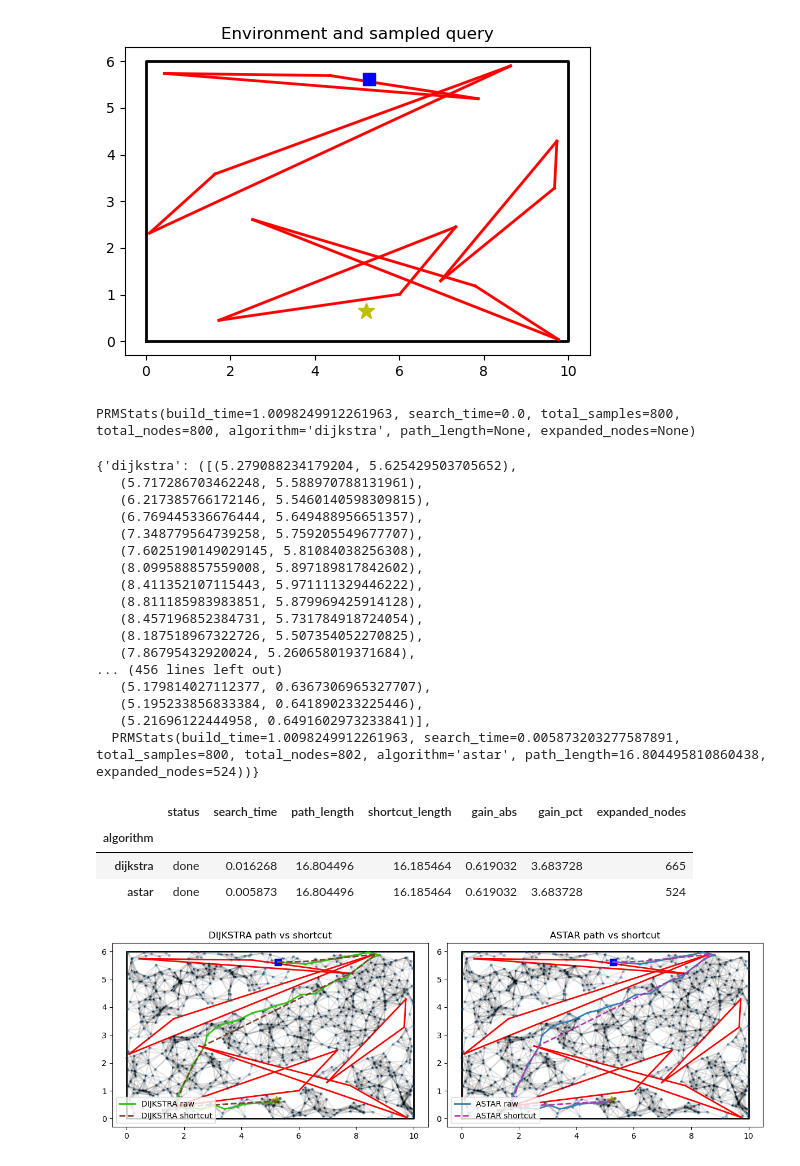
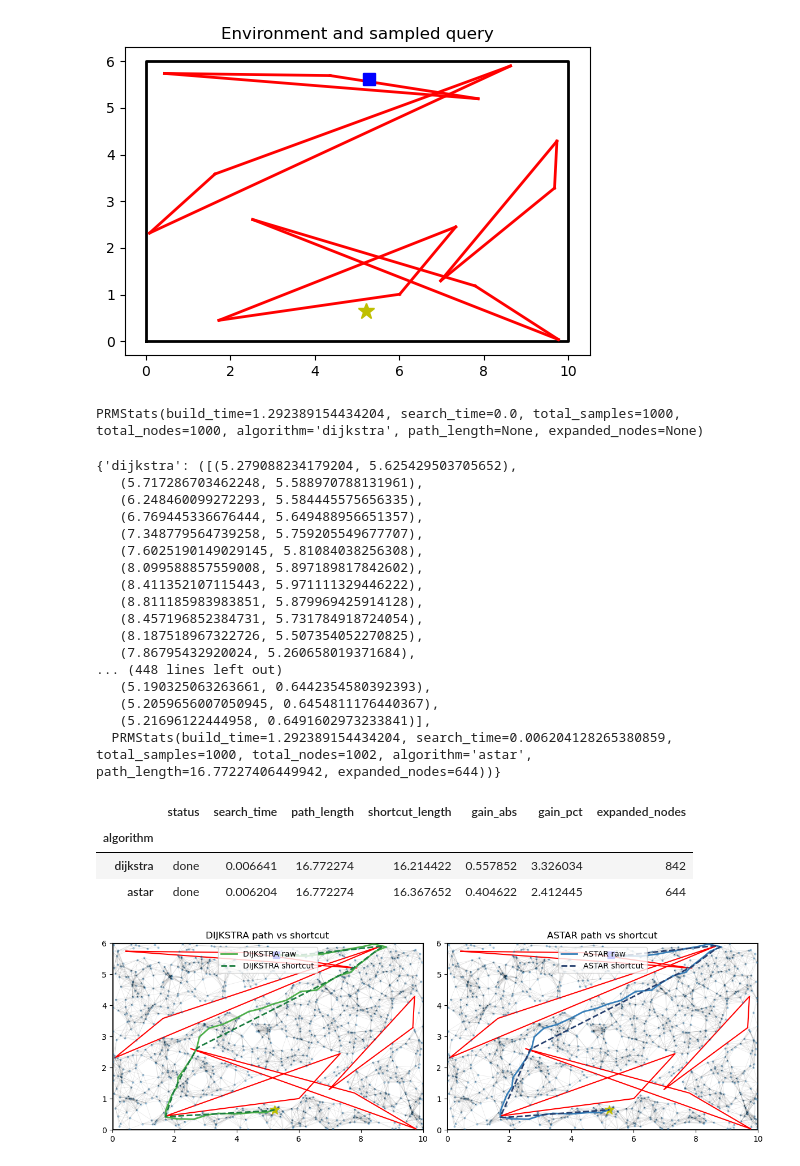
Before and after one commit to ableyyyx/osr_course_pkgs_klw_exercises, a Jupyter notebook: osr_examples/scripts/prm_2d.ipynb, the cells around one changed output. Cells and saved outputs as stored; diff of their text form; code cells hidden in the pictures.

Commit message:
fix: each algorithm’s shortcut is sampled independently

```diff
--- a/osr_examples/scripts/prm_2d.ipynb
+++ b/osr_examples/scripts/prm_2d.ipynb
@@ -25,6 +25,6 @@ query = env.random_query()
 if query is None:
     raise RuntimeError('Failed to sample a collision-free start/goal pair.')
 x_start, y_start, x_goal, y_goal = query
-planning_params = dict(n_samples=800, connection_radius=0.6, max_neighbors=15)
+planning_params = dict(n_samples=1000, connection_radius=0.6, max_neighbors=15)
 planning_params
 # %% [output]
@@ -44,10 +44,10 @@ planner = prm_2d.ProbabilisticRoadmap2D(**planning_params)
 build_stats = planner.build(env, seed=seed)
 build_stats
 # %% [output]
-PRMStats(build_time=1.0098249912261963, search_time=0.0, total_samples=800, total_nodes=800, algorithm='dijkstra', path_length=None, expanded_nodes=None)
+PRMStats(build_time=1.292389154434204, search_time=0.0, total_samples=1000, total_nodes=1000, algorithm='dijkstra', path_length=None, expanded_nodes=None)
 # %%
 # Helper to execute one search algorithm and compute its shortcut
-def run_algorithm(algo: str):
+def run_algorithm(algo: str, offset: int = 0):
     path, stats = planner.query(
         (x_start, y_start), (x_goal, y_goal), algorithm=algo)
     shortcut = None
@@ -57,7 +57,7 @@ def run_algorithm(algo: str):
             env,
             maxrep=400,
             step=planner.collision_check_step,
-            seed=seed,
+            seed=seed + offset,
         )
         if shortcut_candidate and len(shortcut_candidate) >= 2:
             shortcut = shortcut_candidate
@@ -65,12 +65,13 @@ def run_algorithm(algo: str):
 
 
 algorithms = ('dijkstra', 'astar')
-results = {algo: run_algorithm(algo) for algo in algorithms}
+results = {algo: run_algorithm(algo, idx)
+           for idx, algo in enumerate(algorithms)}
 results
 # %% [output]
 {'dijkstra': ([(5.279088234179204, 5.625429503705652),
    (5.717286703462248, 5.588970788131961),
-   (6.217385766172146, 5.5460140598309815),
+   (6.248460099272293, 5.584445575656335),
    (6.769445336676444, 5.649488956651357),
    (7.348779564739258, 5.759205549677707),
    (7.6025190149029145, 5.81084038256308),
@@ -80,11 +81,11 @@ results
    (8.457196852384731, 5.731784918724054),
    (8.187518967322726, 5.507354052270825),
    (7.86795432920024, 5.260658019371684),
-... (456 lines left out)
-   (5.179814027112377, 0.6367306965327707),
-   (5.195233856833384, 0.641890233225446),
+... (448 lines left out)
+   (5.190325063263661, 0.6442354580392393),
+   (5.2059656007050945, 0.6454811176440367),
    (5.21696122444958, 0.6491602973233841)],
-  PRMStats(build_time=1.0098249912261963, search_time=0.005873203277587891, total_samples=800, total_nodes=802, algorithm='astar', path_length=16.804495810860438, expanded_nodes=524))}
+  PRMStats(build_time=1.292389154434204, search_time=0.006204128265380859, total_samples=1000, total_nodes=1002, algorithm='astar', path_length=16.77227406449942, expanded_nodes=644))}
 # %%
 # Summarise metrics in a dataframe
 rows = []
@@ -118,37 +119,66 @@ metrics_df
 # %% [output]
 |  | status | search_time | path_length | shortcut_length | gain_abs | gain_pct | expanded_nodes |
 | algorithm |  |  |  |  |  |  |  |
-| dijkstra | done | 0.016268 | 16.804496 | 16.185464 | 0.619032 | 3.683728 | 665 |
-| astar | done | 0.005873 | 16.804496 | 16.185464 | 0.619032 | 3.683728 | 524 |
+| dijkstra | done | 0.006641 | 16.772274 | 16.214422 | 0.557852 | 3.326034 | 842 |
+| astar | done | 0.006204 | 16.772274 | 16.367652 | 0.404622 | 2.412445 | 644 |
 # %%
 # Plot raw vs shortcut paths for each algorithm in separate subplots
-color_map = {'dijkstra': "#30c40c", 'astar': '#377eb8'}
-shortcut_map = {'dijkstra': '#814131', 'astar': '#b937a7'}
-fig, axes = pl.subplots(1, len(algorithms), figsize=(12, 4))
-if len(algorithms) == 1:
-    axes = [axes]
+color_map = {'dijkstra': '#4daf4a', 'astar': '#377eb8'}
+shortcut_map = {'dijkstra': '#1b7d3f', 'astar': '#26406f'}
+
+
+def _draw_environment(ax):
+    ax.set_xlim(0, env.size_x)
+    ax.set_ylim(0, env.size_y)
+    ax.set_aspect('equal')
+    ax.plot([0, env.size_x, env.size_x, 0, 0], [
+            0, 0, env.size_y, env.size_y, 0], 'k', linewidth=2)
+    for ob in env.obs:
+        xs = [ob.x0, ob.x1, ob.x2, ob.x0]
+        ys = [ob.y0, ob.y1, ob.y2, ob.y0]
+        ax.plot(xs, ys, 'r', linewidth=1.5)
+
+
+def _draw_roadmap_on_axis(ax, planner):
+    nodes = planner.nodes
+    adj = planner.adjacency
+    if not nodes:
+        return
+    xs, ys = zip(*nodes)
+    ax.plot(xs, ys, '.', alpha=0.3, markersize=4)
+    for i, neighbors in enumerate(adj):
+        xi, yi = nodes[i]
+        for j, _ in neighbors:
+            if j <= i:
+                continue
+            xj, yj = nodes[j]
+            ax.plot([xi, xj], [yi, yj], 'k-', alpha=0.1, linewidth=0.5)
+
+
+fig, axes = pl.subplots(1, len(algorithms), figsize=(12, 4), squeeze=False)
+axes = axes[0] if len(axes) > 0 else []
 for ax, algo in zip(axes, algorithms):
     key = algo.lower()
     path, shortcut, _ = results[algo]
-    pl.sca(ax)
     ax.clear()
-    env.plot()
-    env.plot_query(x_start, y_start, x_goal, y_goal)
-    prm_2d._draw_roadmap(planner)
+    _draw_environment(ax)
+    _draw_roadmap_on_axis(ax, planner)
+    ax.plot([x_start], [y_start], 'bs', markersize=8)
+    ax.plot([x_goal], [y_goal], 'y*', markersize=12)
     if path is not None:
         xs, ys = zip(*path)
         ax.plot(xs, ys, color_map.get(key, '#333333'),
                 linewidth=2, label=f'{algo.upper()} raw')
     if shortcut is not None:
         xs_s, ys_s = zip(*shortcut)
         ax.plot(xs_s, ys_s, '--', linewidth=2, color=shortcut_map.get(key,
                 '#555555'), label=f'{algo.upper()} shortcut')
     ax.set_title(f'{algo.upper()} path vs shortcut')
     ax.legend(loc='best')
 fig.tight_layout()
 pl.show()
 # %% [output]
-[figure, old version]
+[figure, new version]
 # %%
 # Compare search time, lengths, and expansions side by side
 labels = [algo.upper() for algo in metrics_df.index]
```
Also changed, not shown: parts of 3 cells of this notebook.
